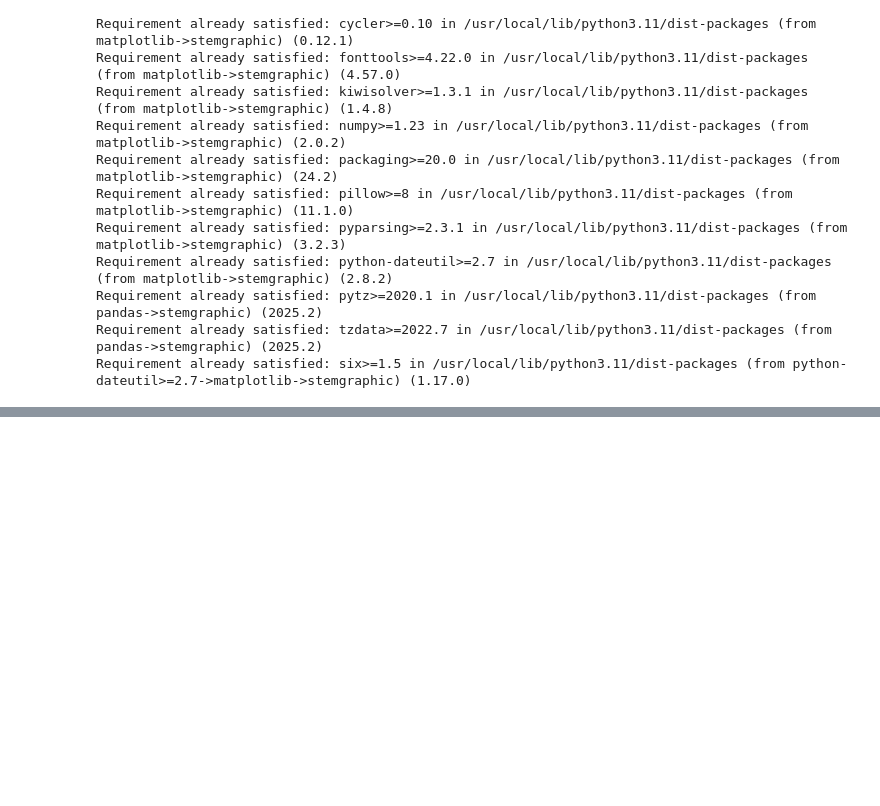
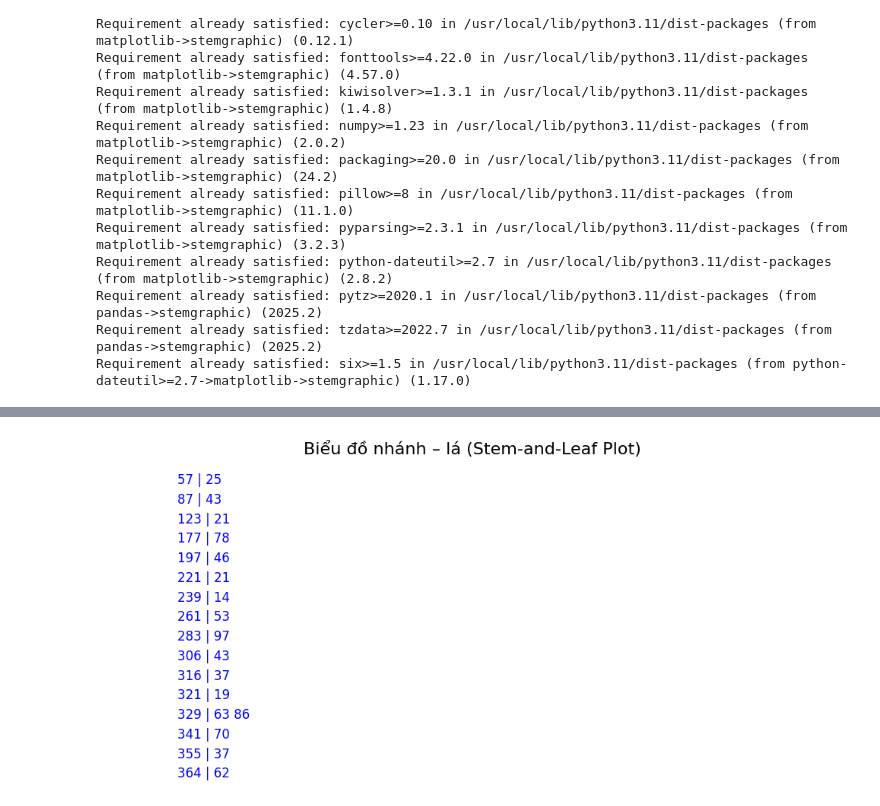
Before and after one commit to mnhtm187/Minh-T-m-31241027094, a Jupyter notebook: XSTK.ipynb, the cells around one changed output, grey strips where cells are left out. Saved outputs shown, nothing was run; the diff lists cells and outputs as text; code cells hidden in the pictures; blank space fills up the shorter version.

```diff
--- a/XSTK.ipynb
+++ b/XSTK.ipynb
@@ -34,19 +34,3 @@ Requirement already satisfied: python-dateutil>=2.7 in /usr/local/lib/python3.11
 Requirement already satisfied: pytz>=2020.1 in /usr/local/lib/python3.11/dist-packages (from pandas->stemgraphic) (2025.2)
 Requirement already satisfied: tzdata>=2022.7 in /usr/local/lib/python3.11/dist-packages (from pandas->stemgraphic) (2025.2)
 Requirement already satisfied: six>=1.5 in /usr/local/lib/python3.11/dist-packages (from python-dateutil>=2.7->matplotlib->stemgraphic) (1.17.0)
-# %%
-import pandas as pd
-import stemgraphic
-import matplotlib.pyplot as plt
-
-# Dữ liệu trị giá xuất khẩu
-data = [57252.7, 87434.9, 123210.7, 177780.1, 197462.8, 221218.3,
-        239146.6, 261530.8, 283971.5, 306430.3, 329869.9, 355378.3,
-        364625.1, 321191.15, 316370.5, 329631.8, 341701.3]
-data = [ 57252.7 , 87434.9,123210.7,177780.1,197462.8,221218.3,239146.6,261530.8,283971.5,
-        306430.3,329869.9,355378.3,364625.1,321191.15,316370.5,329631.8,341701.3]
-
-# Vẽ biểu đồ nhánh - lá
-print(" BIỂU ĐỒ NHÁNH - LÁ: DOANH THU VIỄN THÔNG (tỷ VND) ".center(65, "="))
-stemgraphic.stem_graphic(data)
-plt.show()
@@ -55,0 +121,51 @@ plt.show()
+# %%
+import matplotlib.pyplot as plt
+
+# Dữ liệu doanh thu
+doanh_thu = [
+    57252.7, 87434.9, 123210.7, 177780.1, 197462.8,
+    221218.3, 239146.6, 261530.8, 283971.5, 306430.3,
+    316370.5, 321191.15, 329631.8, 329869.9, 341701.3,
+    355378.3, 364625.1
+]
+
+# Sắp xếp dữ liệu
+sorted_data = sorted(doanh_thu)
+
+# Hàm để tạo biểu đồ nhánh – lá
+def stem_and_leaf(data):
+    # Tạo dictionary để lưu nhánh
+    stem_dict = {}
+
+    # Tách dữ liệu thành nhánh và lá
+    for num in data:
+        stem = int(num // 1000)  # lấy phần nguyên
+        leaf = int((num % 1000) // 10)  # lấy 1 chữ số sau dấu phẩy
+
+        # Thêm vào stem_dict
+        if stem not in stem_dict:
+            stem_dict[stem] = []
+        stem_dict[stem].append(leaf)
+
+    # In biểu đồ nhánh – lá
+    fig, ax = plt.subplots(figsize=(10, 6))
+
+    # Thiết lập vị trí để vẽ text
+    y_pos = 0.9  # Vị trí bắt đầu cho nhánh
+
+    for stem, leaves in sorted(stem_dict.items()):
+        leaves_str = ' '.join(map(str, sorted(leaves)))  # sắp xếp các lá
+        ax.text(0.1, y_pos, f"{stem} | {leaves_str}", fontsize=12, ha='left', va='center', color='blue')
+        y_pos -= 0.1
+
+    # Chỉnh giao diện
+    ax.set_title("Biểu đồ nhánh – lá (Stem-and-Leaf Plot)", fontsize=16)
+    ax.axis('off')  # Tắt trục
+
+    plt.tight_layout()
+    plt.show()
+
+# Gọi hàm vẽ biểu đồ nhánh – lá
+stem_and_leaf(sorted_data)
+# %% [output]
+[figure, added]
```
Also changed, not shown: parts of 9 cells of this notebook.
